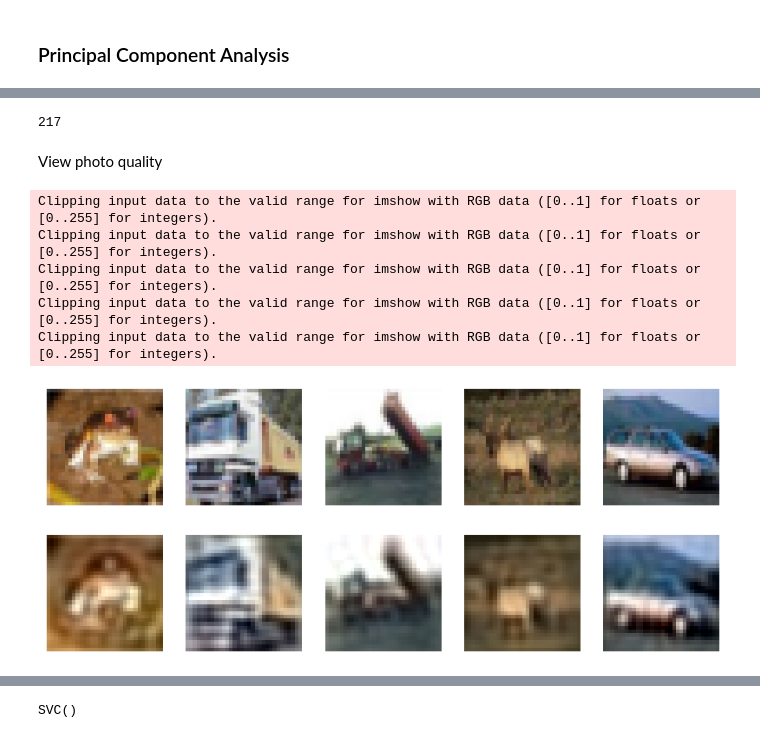
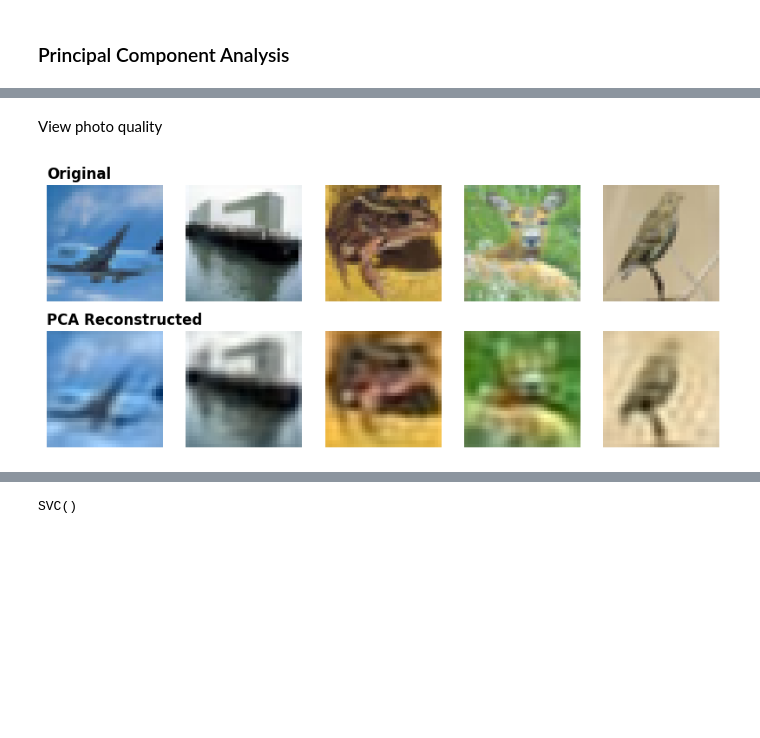
Before and after one commit to nickbelgau/STA6257_PCA, a Jupyter notebook: pca_with_CIFAR10.ipynb, the cells around one changed output, grey strips where cells are left out. Saved outputs shown, nothing was run; the diff lists cells and outputs as text; code cells hidden in the pictures; blank space fills up the shorter version.

```diff
--- a/pca_with_CIFAR10.ipynb
+++ b/pca_with_CIFAR10.ipynb
@@ -46,0 +40,9 @@ Min and max pixel values: 0.0 1.0
+# %%
+# Flatten the X data
+X_train_flat = X_train.reshape((X_train.shape[0], -1))
+X_validate_flat = X_validate.reshape((X_validate.shape[0], -1))
+X_test_flat = X_test.reshape((X_test.shape[0], -1))
+
+print(X_train_flat.shape)
+print(X_validate_flat.shape)
+print(X_test_flat.shape)
@@ -47,15 +53,14 @@ Min and max pixel values: 0.0 1.0
 # %%
 from sklearn.decomposition import PCA
 
-# Initialize PCA, choose 95% variance
+# Initialize PCA and fit on the training data
 pca = PCA(n_components=0.95)
-
-# Fit PCA on the training data
-pca.fit(train_images_flat)
+pca.fit(X_train_flat)
 
 # Transform both the training and testing data
-train_images_pca = pca.transform(train_images_flat)
-test_images_pca = pca.transform(test_images_flat)
+X_train_pca = pca.transform(X_train_flat)
+X_validate_pca = pca.transform(X_validate_flat)
+X_test_pca = pca.transform(X_test_flat)
 # %%
 import matplotlib.pyplot as plt
 import numpy as np
@@ -73,35 +88,31 @@ plt.show()
-# %%
-pca.n_components_
-# %% [output]
-217
 # %% [markdown]
 View photo quality
 # %%
 import matplotlib.pyplot as plt
 
-train_images_pca = pca.fit_transform(train_images_flat)
-train_images_reconstructed = pca.inverse_transform(train_images_pca)
-train_images_reconstructed = train_images_reconstructed.reshape((train_images.shape[0], 32, 32, 3))
-
-def plot_images(original, reconstructed, n=5):
+def plot_images(original, reconstructed, n):
     plt.figure(figsize=(10, 4))
     for i in range(n):
         # Plot original images
-        plt.subplot(2, n, i + 1)
+        ax = plt.subplot(2, n, i + 1)
         plt.imshow(original[i])
         plt.axis('off')
+        if i == 0:
+            ax.set_title("Original", loc='left')
 
         # Plot reconstructed images
-        plt.subplot(2, n, n + i + 1)
-        plt.imshow(reconstructed[i])
+        ax = plt.subplot(2, n, n + i + 1)
+        norm_image = (reconstructed[i] - np.min(reconstructed[i])) / (np.max(reconstructed[i]) - np.min(reconstructed[i]))
+        plt.imshow(norm_image)
         plt.axis('off')
+        if i == 0:
+            ax.set_title("PCA Reconstructed", loc='left')
+
     plt.show()
 
-plot_images(train_images[:5], train_images_reconstructed[:5])
+# reconstruct the PCA data into 32x32x3 arrays
+X_train_reconstructed = pca.inverse_transform(X_train_pca)
+X_train_reconstructed = X_train_reconstructed.reshape((X_train.shape[0], 32, 32, 3))
+plot_images(X_train, X_train_reconstructed, n=5) # plot first 5 images
 # %% [output]
-Clipping input data to the valid range for imshow with RGB data ([0..1] for floats or [0..255] for integers).
-Clipping input data to the valid range for imshow with RGB data ([0..1] for floats or [0..255] for integers).
-Clipping input data to the valid range for imshow with RGB data ([0..1] for floats or [0..255] for integers).
-Clipping input data to the valid range for imshow with RGB data ([0..1] for floats or [0..255] for integers).
-Clipping input data to the valid range for imshow with RGB data ([0..1] for floats or [0..255] for integers).
-[figure, old version]
+[figure, new version]
```
Also changed, not shown: parts of 57 cells of this notebook, 9 other files.
